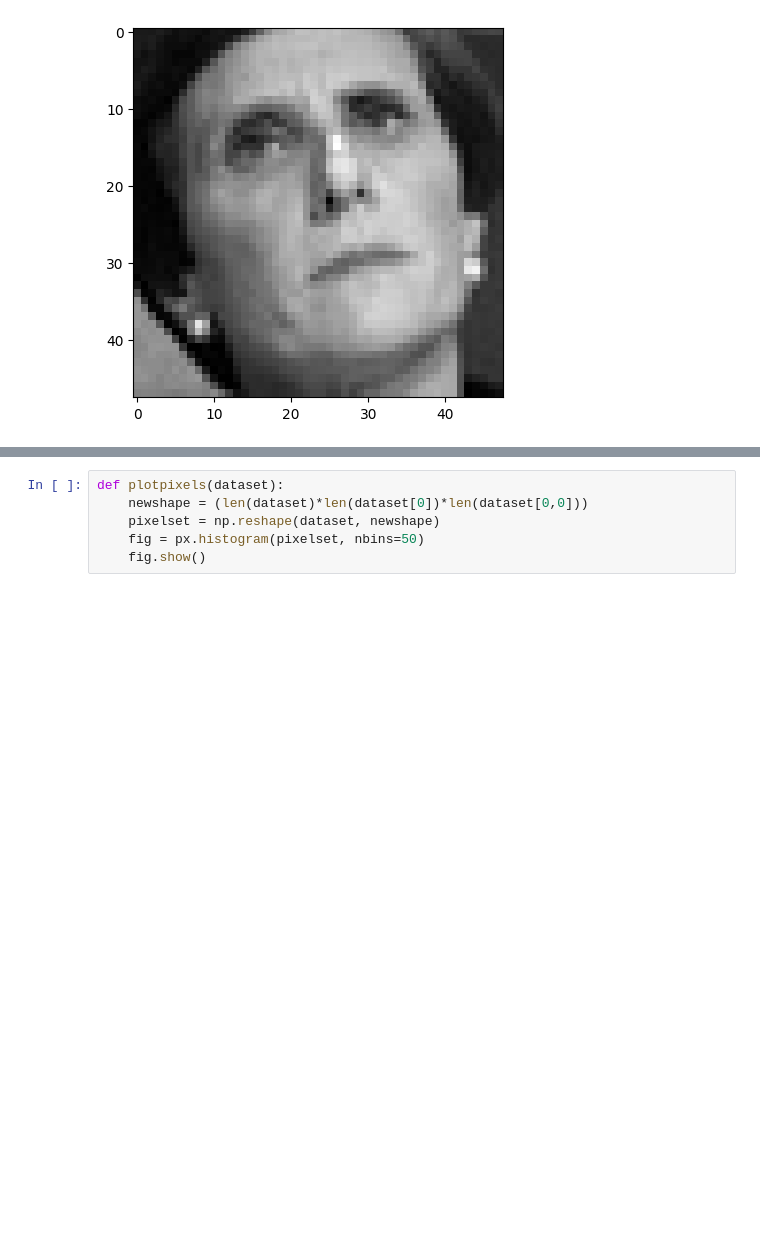
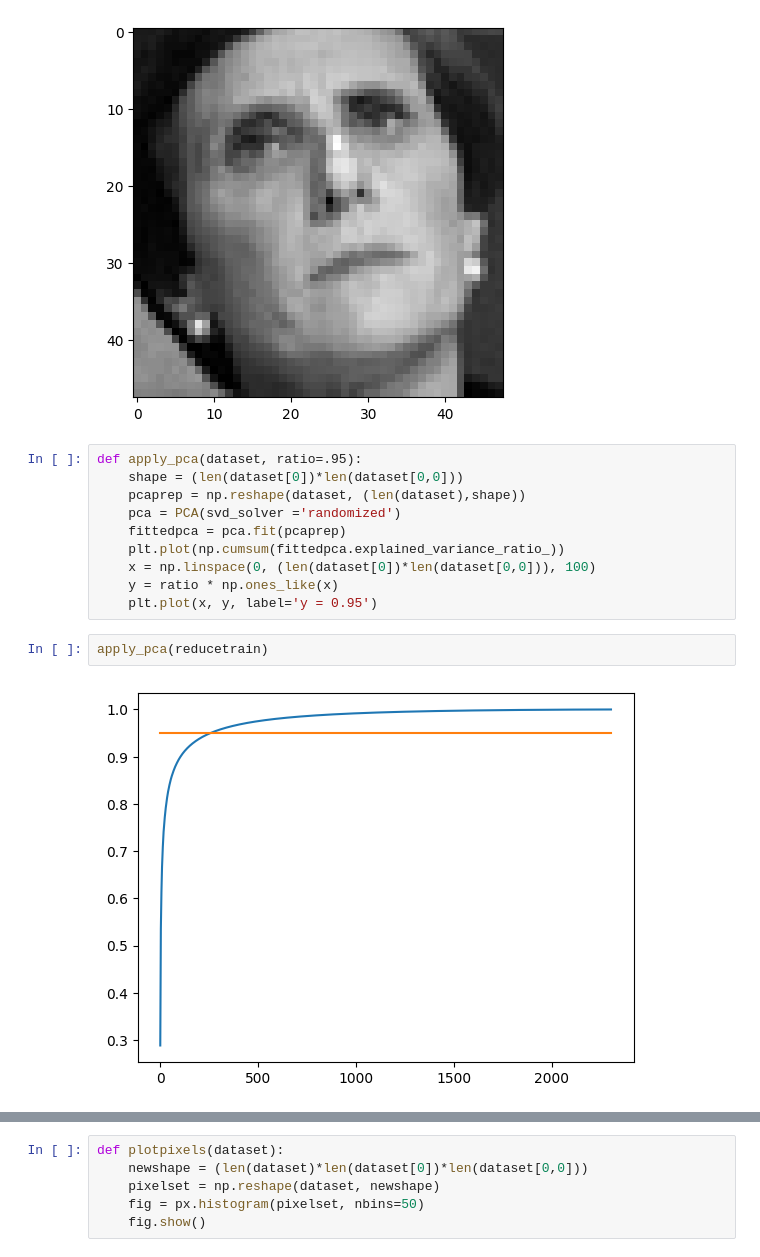
Before and after one commit to apatiras/cmse_831_final, a Jupyter notebook: facial_emotion_classification.ipynb, the cells around one changed output, grey strips where cells are left out. Saved outputs shown, nothing was run; the diff lists cells and outputs as text; blank space fills up the shorter version.

```diff
--- a/facial_emotion_classification.ipynb
+++ b/facial_emotion_classification.ipynb
@@ -164,3 +165,17 @@ plt.imshow(reducetest[0], cmap='gray')
 # %% [output]
 <matplotlib.image.AxesImage at 0x...>
 [figure]
+# %%
+def apply_pca(dataset, ratio=.95):
+    shape = (len(dataset[0])*len(dataset[0,0]))
+    pcaprep = np.reshape(dataset, (len(dataset),shape))
+    pca = PCA(svd_solver ='randomized')
+    fittedpca = pca.fit(pcaprep)
+    plt.plot(np.cumsum(fittedpca.explained_variance_ratio_))
+    x = np.linspace(0, (len(dataset[0])*len(dataset[0,0])), 100)
+    y = ratio * np.ones_like(x)
+    plt.plot(x, y, label='y = 0.95')
+# %%
+apply_pca(reducetrain)
+# %% [output]
+[figure, added]
```
Also changed, not shown: parts of 27 cells of this notebook.
